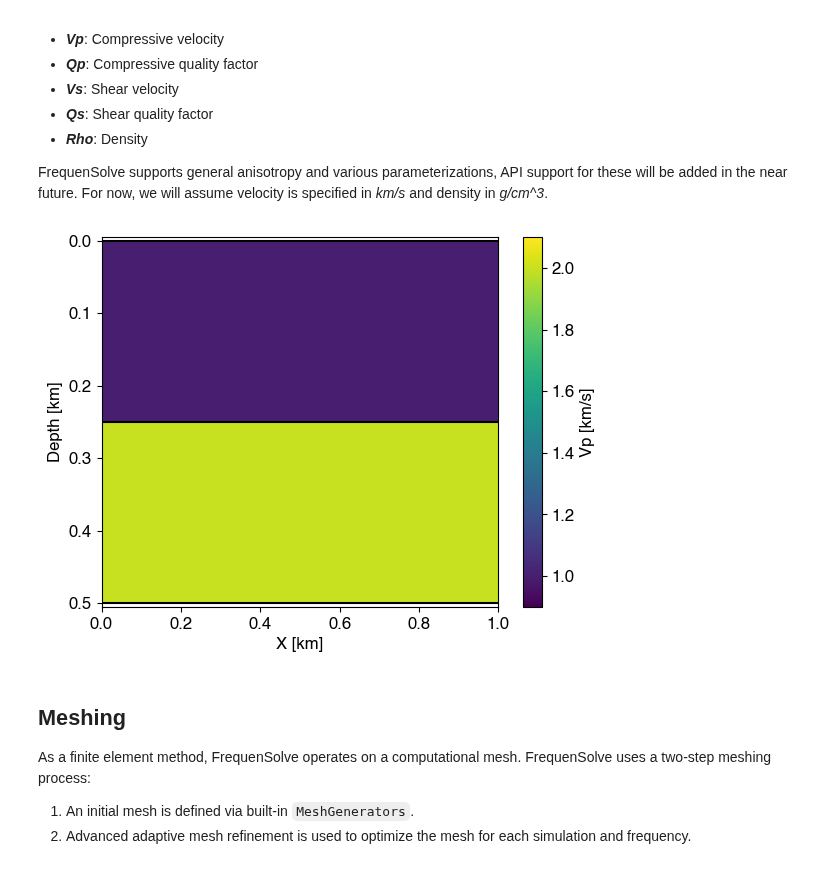
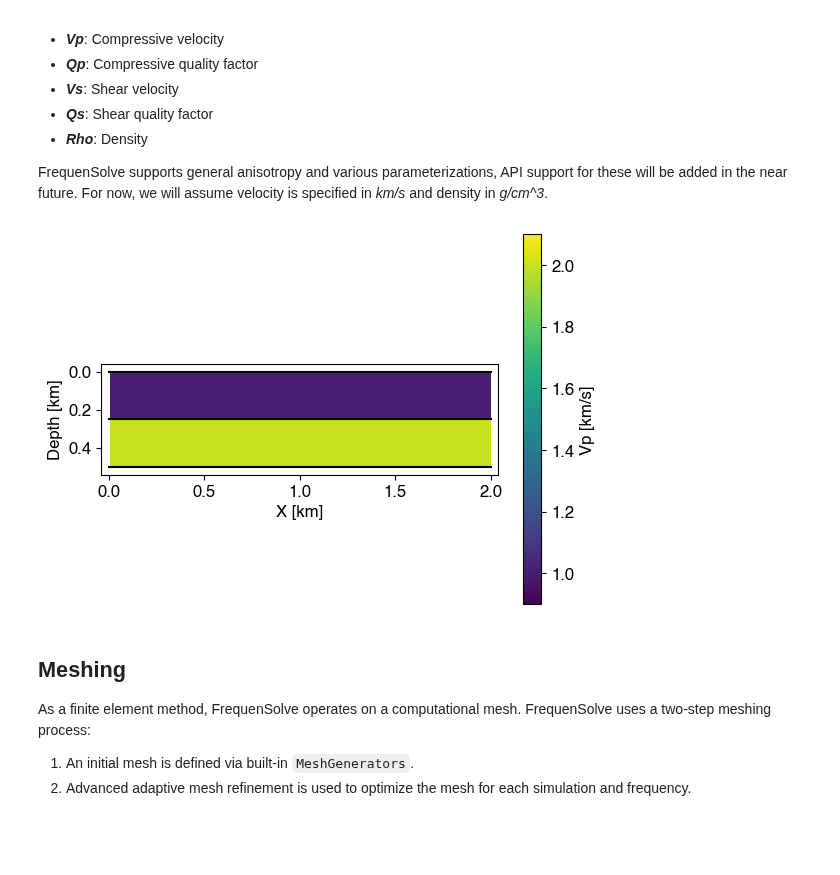
Before and after one commit to FrequenSol/FrequenSolve, a Jupyter notebook: examples/ex01_simple.ipynb, the cells around one changed output. Saved outputs shown, nothing was run; the diff lists cells and outputs as text; code cells hidden in the pictures; blank space fills up the shorter version.

```diff
--- a/examples/ex01_simple.ipynb
+++ b/examples/ex01_simple.ipynb
@@ -23,14 +23,18 @@ import numpy as np
 from frequensolve import *
 
 project_path = "./scratch/ex_01/"
-project = Project(name           = "project",
-                  pretty_name    = "Simple Simulation",
-                  path           = project_path,
-                  load_if_exists = False)
+project = Project(
+    name = "project",
+    pretty_name = "Simple Simulation",
+    path = project_path,
+    load_if_exists = False,
+)
 
-sim = SeismicSimulation(name      = "simulation_01",
-                        physics   = "acoustic",
-                        dimension = 2)
+sim = SeismicSimulation(
+    name = "simulation_01",
+    physics = "acoustic",
+    dimension = 2,
+)
 project += sim
 # %% [markdown]
 ## Defining a Model
@@ -47,30 +51,35 @@ For now, we'll build a simple model composed two homogeneous layers separated by
 FrequenSolve supports general anisotropy and various parameterizations, API support for these will be added in the near future. For now, we will assume velocity is specified in *km/s* and density in *g/cm^3*.
 # %%
 # New 2D layered model over interval x in [0,1]
-model = LayeredModel(dimension = 2, x_limits = [0.0, 1.0])
+model = LayeredModel(
+    dimension = 2,
+    x_limits = [0.0, 2.0]
+)
 
 model.add_surface(name = "top", z = 0.0)
 
-model.add_layer(                    # Layer 1
-   name = "layer_1",
-   properties = { "Vp" : 1.0,
-                  "Qp" : 100.0,
-                  "Rho": 1.0 }
+model.add_layer(
+    name = "layer_1",
+    properties = {
+        "Vp" : 1.0,
+        "Rho": 1.0
+    }
 )
 model.add_surface(name = "interface", z = 0.25)
 
-model.add_layer(                    # Layer 2
-   name = "layer_2",
-   properties = { "Vp" : 2.0,
-                  "Qp" : 100.0,
-                  "Rho": 1.0 }
+model.add_layer(
+    name = "layer_2",
+    properties = {
+        "Vp" : 2.0,
+        "Rho": 1.0
+    }
 )
 model.add_surface(name = "bottom", z = 0.5)
 
-model.plot("Vp")
+model.plot("Vp", aspect = "equal")
 sim += model
 # %% [output]
-[figure, old version]
+[figure, new version]
 # %% [markdown]
 ## Meshing
 
```
Also changed, not shown: parts of 8 cells of this notebook, 16 other files.
